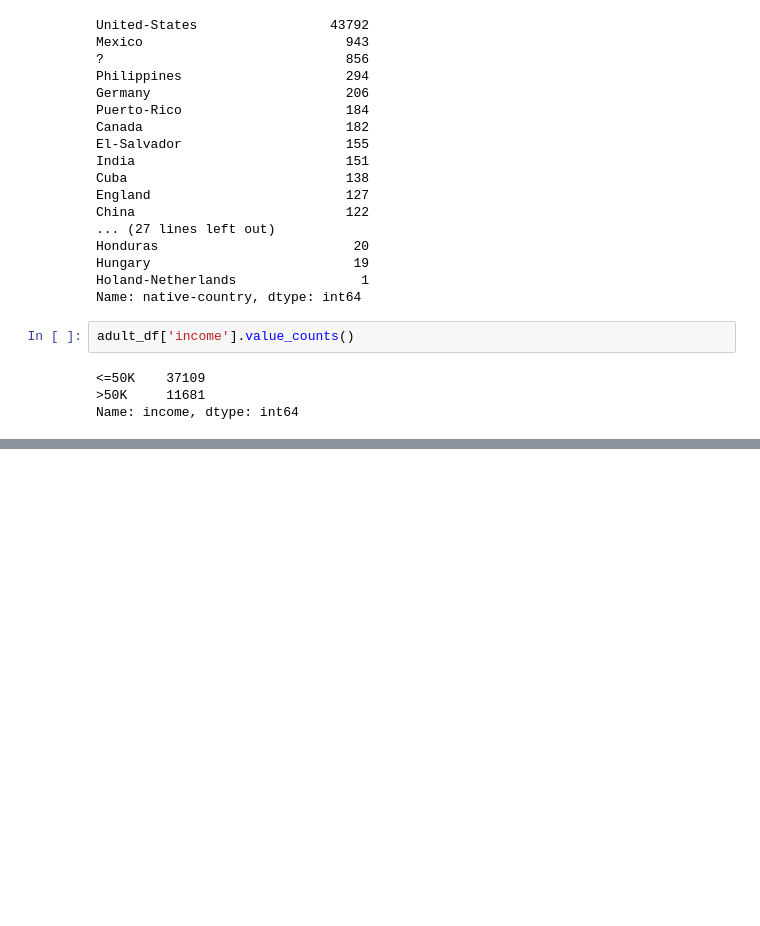
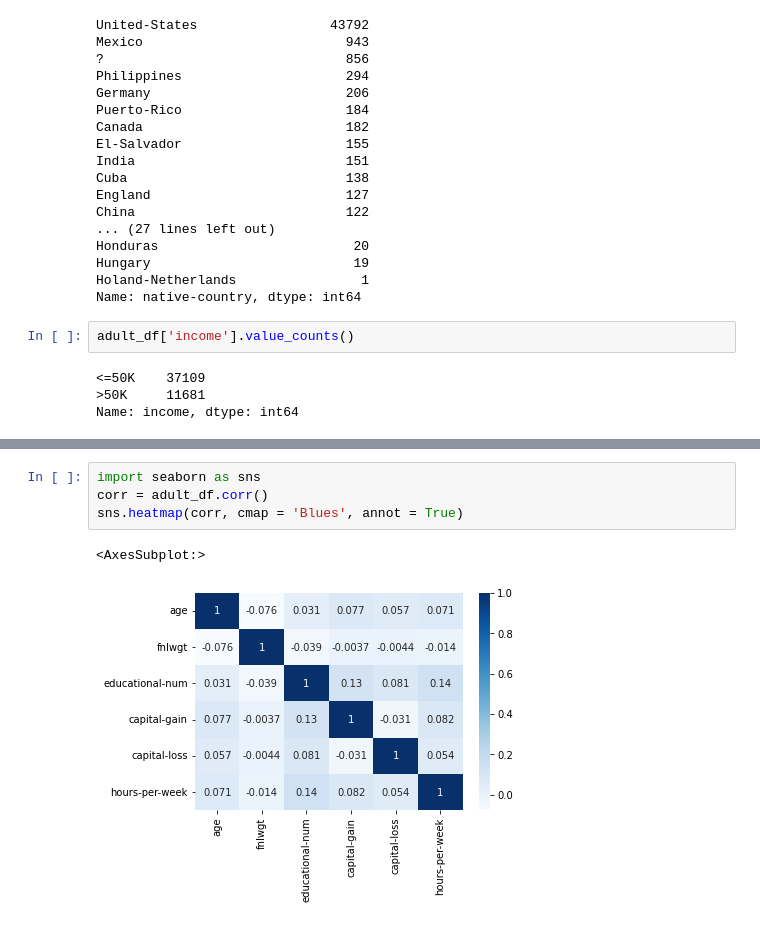
Before and after one commit to Ammon-Snell/Machine-Learning-Exercise, a Jupyter notebook: Adult_Income.ipynb, the cells around one changed output, grey strips where cells are left out. Cells and saved outputs as stored; diff of their text form; blank space fills up the shorter version.

```diff
--- a/Adult_Income.ipynb
+++ b/Adult_Income.ipynb
@@ -273 +304,8 @@ sns.boxplot('capital-loss', data=adult_df)
 [figure]
+# %%
+import seaborn as sns
+corr = adult_df.corr()
+sns.heatmap(corr, cmap = 'Blues', annot = True)
+# %% [output]
+<AxesSubplot:>
+[figure, added]
```
Also changed, not shown: parts of 25 cells of this notebook.
